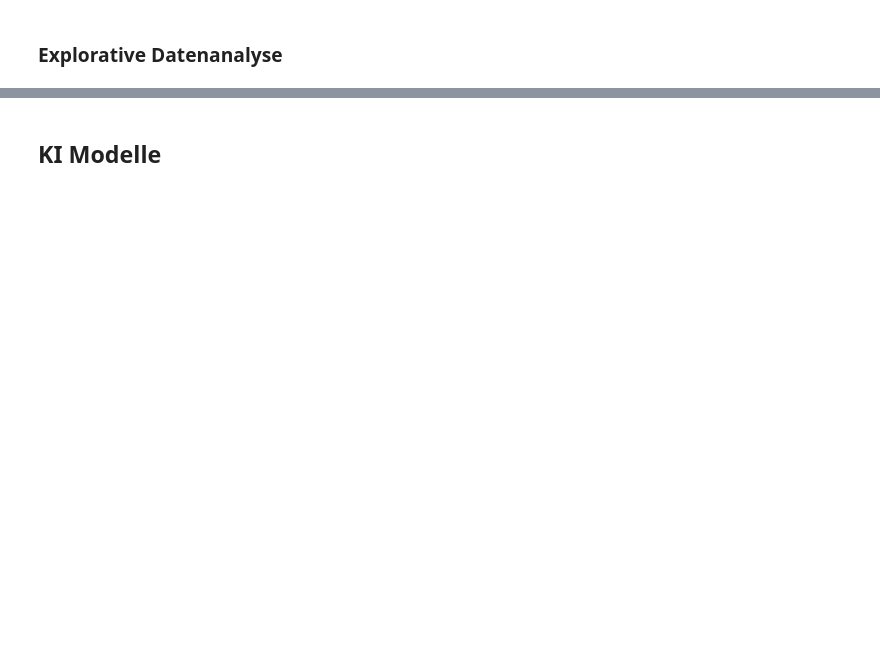
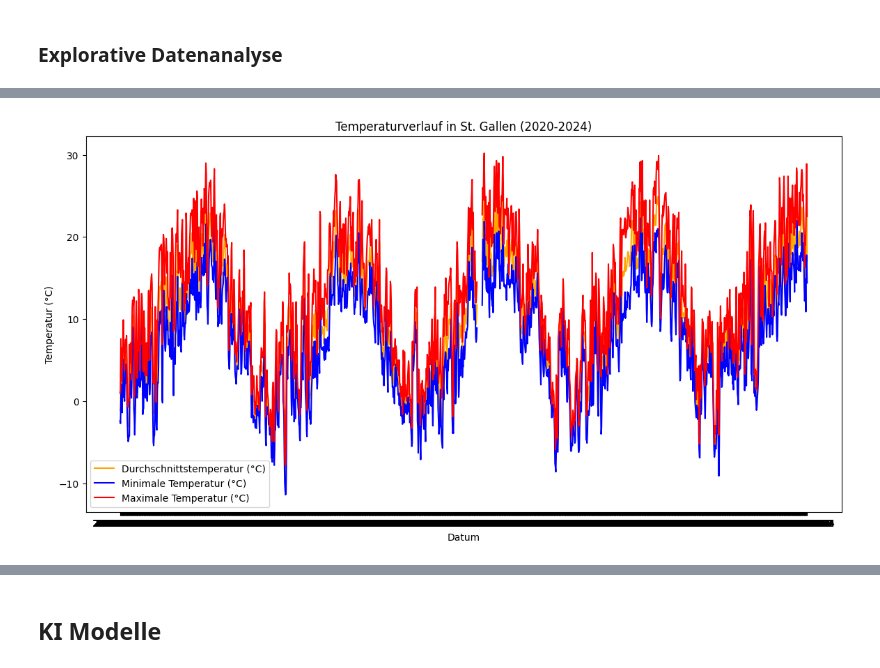
Before and after one commit to Louisfhgr/Dash.py, a Jupyter notebook: SUGO_RNN_V1.ipynb, the cells around one changed output, grey strips where cells are left out. Saved outputs shown, nothing was run; the diff lists cells and outputs as text; code cells hidden in the pictures; blank space fills up the shorter version.

```diff
--- a/SUGO_RNN_V1.ipynb
+++ b/SUGO_RNN_V1.ipynb
@@ -16,0 +137,8 @@ Datenfluss manuell (csv)
+# %%
+# Dateipfad für die CSV-Datei
+file_path = 'csv_Daten/st_gallen_weather_last_3_years_meteostat.csv'
+
+# Daten als DataFrame laden
+df_weather = pd.read_csv(file_path)
+
+print(df_weather.head())
@@ -16,0 +185,12 @@ Datenfluss manuell (csv)
+# %%
+plt.figure(figsize=(14, 7))
+plt.plot(df_weather['date'], df_weather['tavg'], label='Durchschnittstemperatur (°C)', color='orange')
+plt.plot(df_weather['date'], df_weather['tmin'], label='Minimale Temperatur (°C)', color='blue')
+plt.plot(df_weather['date'], df_weather['tmax'], label='Maximale Temperatur (°C)', color='red')
+plt.xlabel('Datum')
+plt.ylabel('Temperatur (°C)')
+plt.title('Temperaturverlauf in St. Gallen (2020-2024)')
+plt.legend()
+plt.show()
+# %% [output]
+[figure, added]
```
Also changed, not shown: parts of 33 cells of this notebook.
